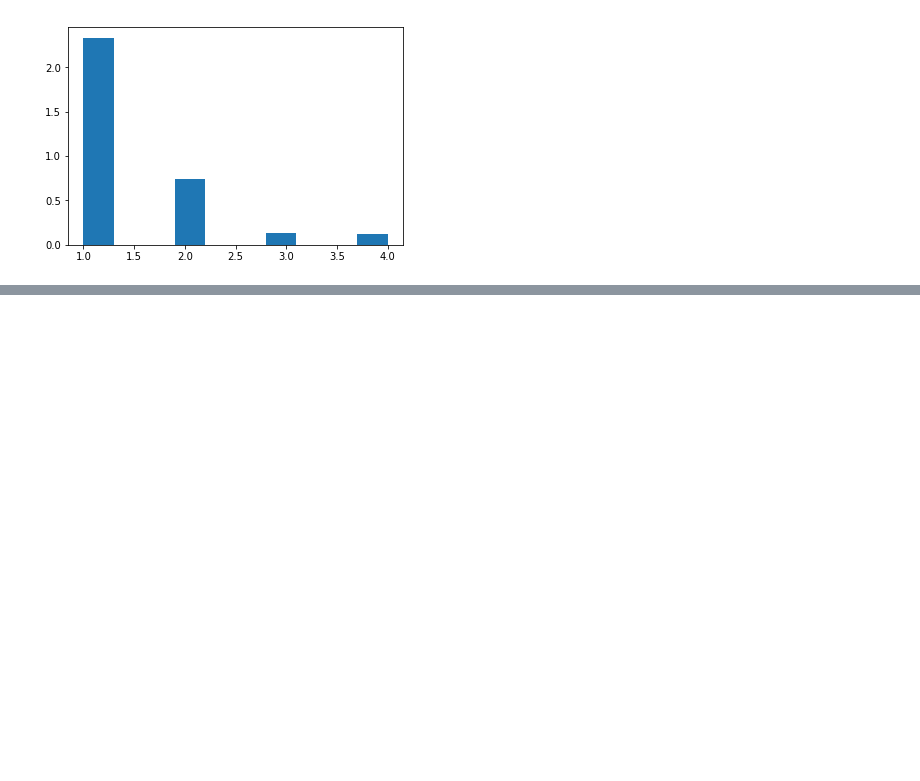
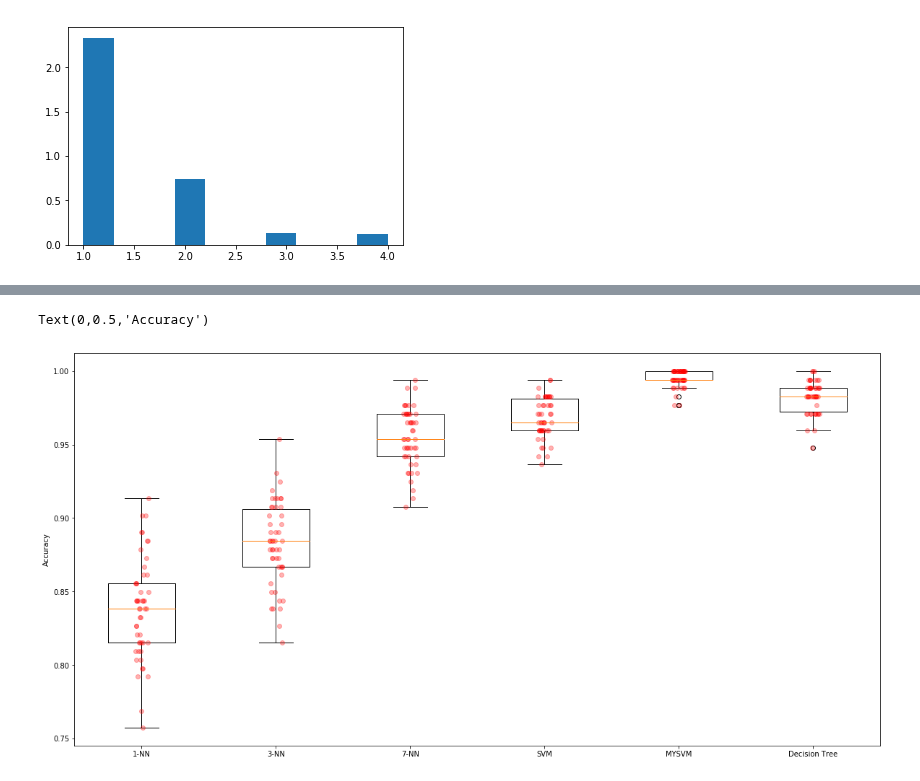
Before and after one commit to Pedro-Magalhaes/Teste, a Jupyter notebook: t1_2/machine_learning.ipynb, the cells around one changed output, grey strips where cells are left out. Cells and saved outputs as stored; diff of their text form; code cells hidden in the pictures; blank space fills up the shorter version.

```diff
--- a/t1_2/machine_learning.ipynb
+++ b/t1_2/machine_learning.ipynb
@@ -175,0 +271,61 @@ printResultsKnn(acc,k,erro)
+# %%
+from sklearn.model_selection import train_test_split
+from sklearn import neighbors
+from sklearn import tree
+from sklearn import svm
+from sklearn import metrics
+
+PRC = 0.1
+# run 10 times, generating 4 models each time
+acc_r=np.zeros((50,6))
+
+# 10 iterations
+for i in range(50):
+    X_train, X_test, Y_train, Y_test = train_test_split(X, Y, test_size=PRC)
+
+    # configure 4 types of models
+    nn1 = neighbors.KNeighborsClassifier(n_neighbors=1) # KNN com 1 vizinho
+    nn3 = neighbors.KNeighborsClassifier(n_neighbors=3) # KNN com 3 vizinhos
+    nn7 = neighbors.KNeighborsClassifier(n_neighbors=7) # KNN com 7 vizinhos Melhor resultado avaliado
+    svc = svm.SVC(gamma='auto') # SVM
+    mysvc= svm.SVC(kernel = 'rbf',C = 7,gamma=0.4) # SVM com fit (talvez overfit!?)
+    dt = tree.DecisionTreeClassifier() # Decision Tree
+
+
+    # train each model
+    nn1.fit(X_train,Y_train)
+    nn3.fit(X_train,Y_train)
+    nn7.fit(X_train,Y_train)
+    svc.fit(X_train,Y_train)
+    mysvc.fit(X_train,Y_train)
+    dt.fit(X_train,Y_train)
+
+    # test each model
+    Yhat_nn1=nn1.predict(X_test)
+    Yhat_nn3=nn3.predict(X_test)
+    Yhat_nn7=nn7.predict(X_test)
+    Yhat_svc=svc.predict(X_test)
+    Yhat_mysvc=mysvc.predict(X_test)
+    Yhat_dt=dt.predict(X_test)
+
+    # accuracy of each model at this iteration
+    acc_r[i][0] = metrics.accuracy_score(Yhat_nn1, Y_test)
+    acc_r[i][1] = metrics.accuracy_score(Yhat_nn3, Y_test)
+    acc_r[i][2] = metrics.accuracy_score(Yhat_nn7, Y_test)
+    acc_r[i][3] = metrics.accuracy_score(Yhat_svc, Y_test)
+    acc_r[i][4] = metrics.accuracy_score(Yhat_mysvc, Y_test)
+    acc_r[i][5] = metrics.accuracy_score(Yhat_dt, Y_test)
+
+plt.figure(figsize=(20,10))
+plt.boxplot(acc_r)
+for i in range(6):
+    xderiv = (i+1) * np.ones(acc_r[:,i].shape) + (np.random.rand(50,)-0.5) * 0.1
+    plt.plot(xderiv, acc_r[:,i], 'ro', alpha=0.3)
+
+ax = plt.gca()
+ax.set_xticklabels(['1-NN', '3-NN','7-NN', 'SVM','MYSVM', 'Decision Tree'])
+plt.ylabel('Accuracy')
+#plt.savefig('figs/error_ms_1.png',dpi=300, bbox_inches='tight')
+# %% [output]
+Text(0,0.5,'Accuracy')
+[figure, added]
```
Also changed, not shown: parts of 9 cells of this notebook.
